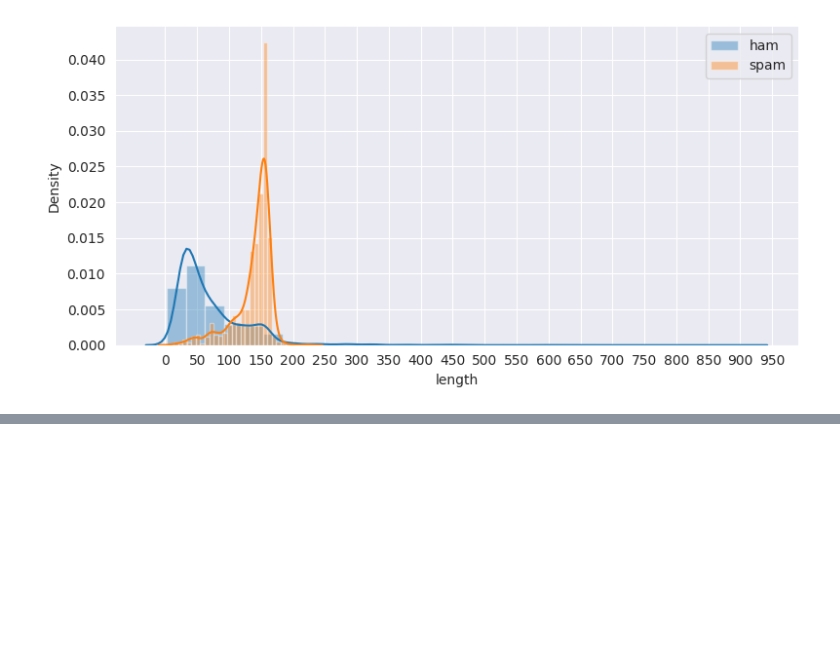
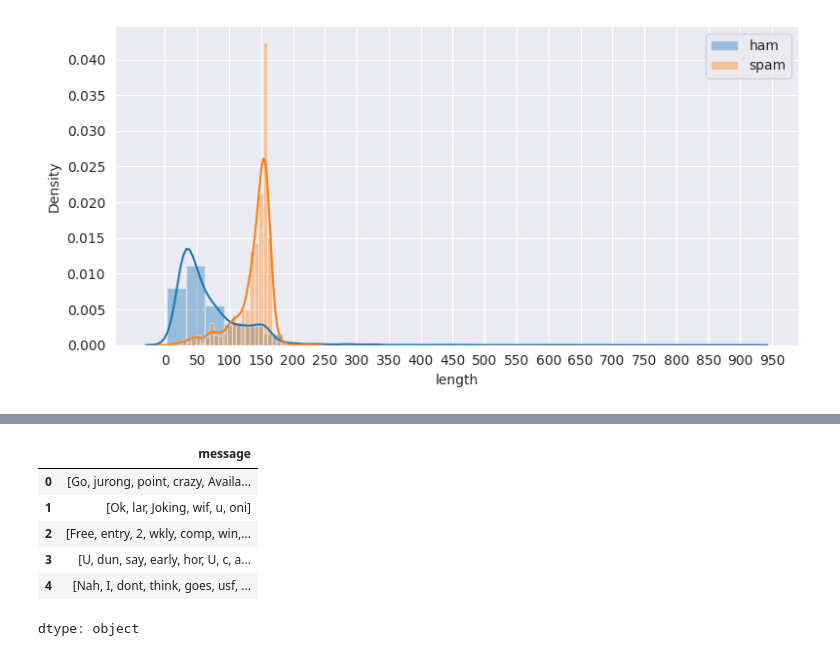
Before and after one commit to DevyaniD19/detect-spam-nlp, a Jupyter notebook: notebooks/spam_detection_nlp.ipynb, the cells around one changed output, grey strips where cells are left out. Cells and saved outputs as stored; diff of their text form; code cells hidden in the pictures; blank space fills up the shorter version.

```diff
--- a/notebooks/spam_detection_nlp.ipynb
+++ b/notebooks/spam_detection_nlp.ipynb
@@ -143,0 +155,6 @@ https://gist.github.com/mwaskom/de44147ed2974457ad6372750bbe5751
+# %%
+def text_preprocess(text):
+  remove_punctuation = "".join([c for c in text if c not in string.punctuation])
+  remove_stopwords = [word for word in remove_punctuation.split() if word not in stopwords.words('english')]
+
+  return remove_stopwords
@@ -143,0 +171,10 @@ https://gist.github.com/mwaskom/de44147ed2974457ad6372750bbe5751
+# %%
+sms['message'].head(5).apply(text_preprocess)
+# %% [output]
+|  | message |
+| 0 | [Go, jurong, point, crazy, Availa... |
+| 1 | [Ok, lar, Joking, wif, u, oni] |
+| 2 | [Free, entry, 2, wkly, comp, win,... |
+| 3 | [U, dun, say, early, hor, U, c, a... |
+| 4 | [Nah, I, dont, think, goes, usf, ... |
+dtype: object
```
Also changed, not shown: parts of 3 cells of this notebook.
